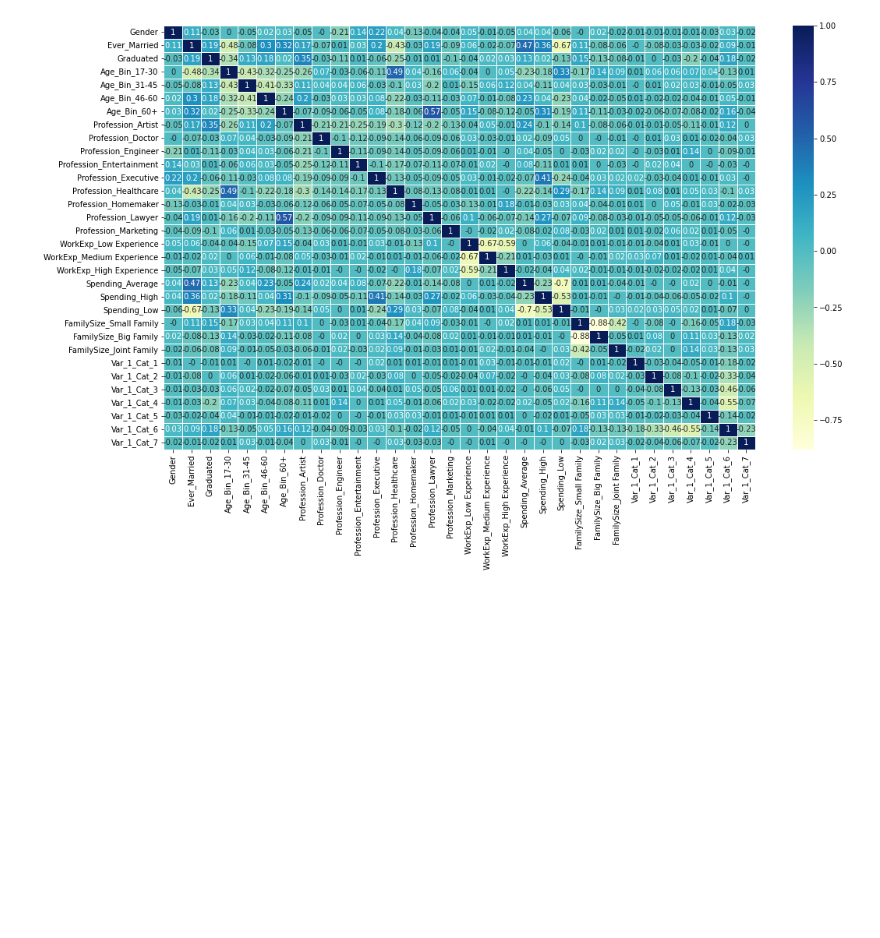
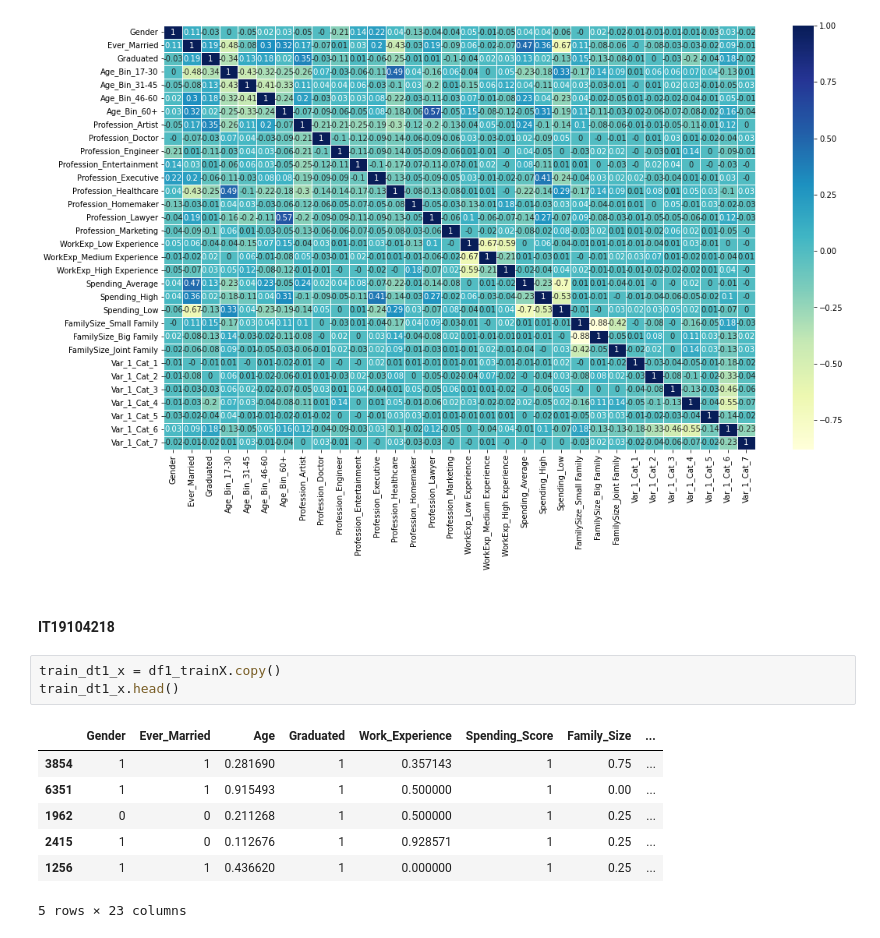
Before and after one commit to Research-Group-CDAP/ML_Assignment2_IT19132310_IT19139036_IT19120980_IT19104218, a Jupyter notebook: model.ipynb, the cells around one changed output. Drawn from its saved outputs; the diff is of its cells as text; blank space fills up the shorter version.

```diff
--- a/model.ipynb
+++ b/model.ipynb
@@ -1135,3 +1148,16 @@ sns.heatmap(df2_trainX.corr(method='spearman').round(2),linewidth = 0.5,annot=Tr
 plt.show()
 # %% [output]
 [figure]
+# %% [markdown]
+#### IT19104218
+# %%
+train_dt1_x = df1_trainX.copy()
+train_dt1_x.head()
+# %% [output]
+|  | Gender | Ever_Married | Age | Graduated | Work_Experience | Spending_Score | Family_Size | ... |
+| 3854 | 1 | 1 | 0.281690 | 1 | 0.357143 | 1 | 0.75 | ... |
+| 6351 | 1 | 1 | 0.915493 | 1 | 0.500000 | 1 | 0.00 | ... |
+| 1962 | 0 | 0 | 0.211268 | 1 | 0.500000 | 1 | 0.25 | ... |
+| 2415 | 1 | 0 | 0.112676 | 1 | 0.928571 | 1 | 0.25 | ... |
+| 1256 | 1 | 1 | 0.436620 | 1 | 0.000000 | 1 | 0.25 | ... |
+5 rows × 23 columns
```
Also changed, not shown: parts of 13 cells of this notebook.
